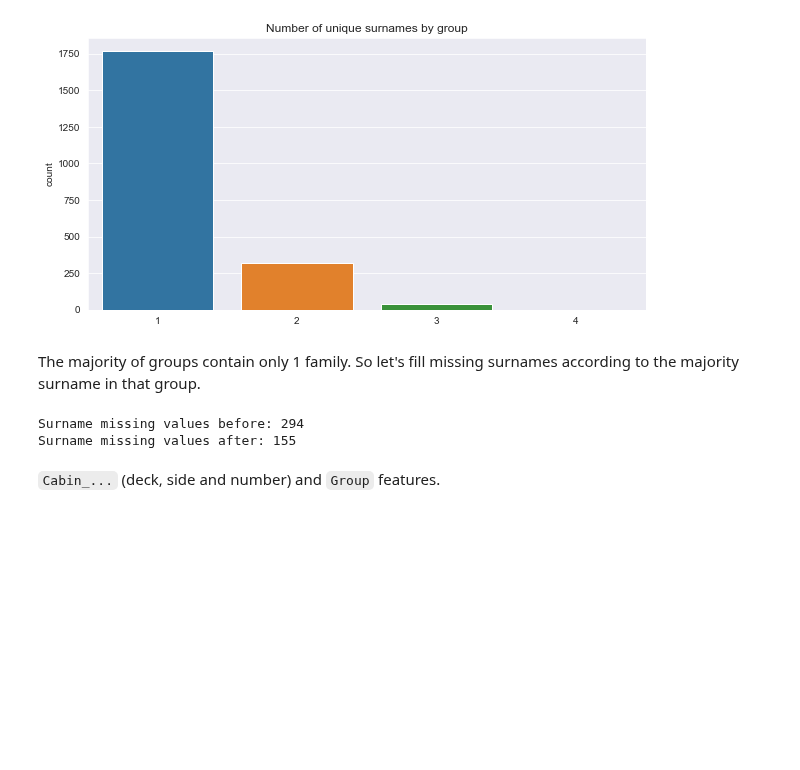
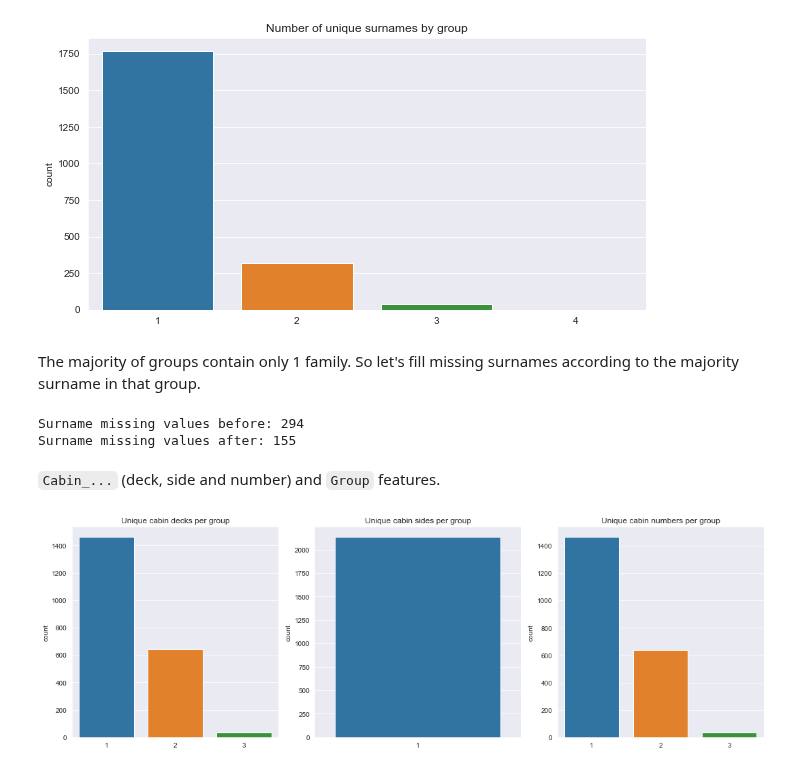
Before and after one commit to Ark3M/Kaggle-competitions, a Jupyter notebook: Spaceship_Titanic.ipynb, the cells around one changed output. Drawn from its saved outputs; the diff is of its cells as text; code cells hidden in the pictures; blank space fills up the shorter version.

```diff
--- a/Spaceship_Titanic.ipynb
+++ b/Spaceship_Titanic.ipynb
@@ -659,5 +659,22 @@ data.loc[data["Family_size"] > 100, "Family_size"] = 0
 # %%
 # Joint distribution of Group and Cabin (side, features.
 gcd = data[data["Group_size"] > 1].groupby(["Group", "Cabin_deck"])["Cabin_deck"].size().unstack().fillna(0)
 gcs = data[data["Group_size"] > 1].groupby(["Group", "Cabin_side"])["Cabin_side"].size().unstack().fillna(0)
 gcn = data[data["Group_size"] > 1].groupby(["Group", "Cabin_number"])["Cabin_number"].size().unstack().fillna(0)
+
+fig = plt.figure(figsize=(15, 5))
+
+plt.subplot(1, 3, 1)
+sns.countplot(x=(gcd > 0).sum(axis=1))
+plt.title("Unique cabin decks per group")
+
+plt.subplot(1, 3, 2)
+sns.countplot(x=(gcs > 0).sum(axis=1))
+plt.title("Unique cabin sides per group")
+
+plt.subplot(1, 3, 3)
+sns.countplot(x=(gcn > 0).sum(axis=1))
+plt.title("Unique cabin numbers per group")
+fig.tight_layout()
+# %% [output]
+[figure, added]
```
